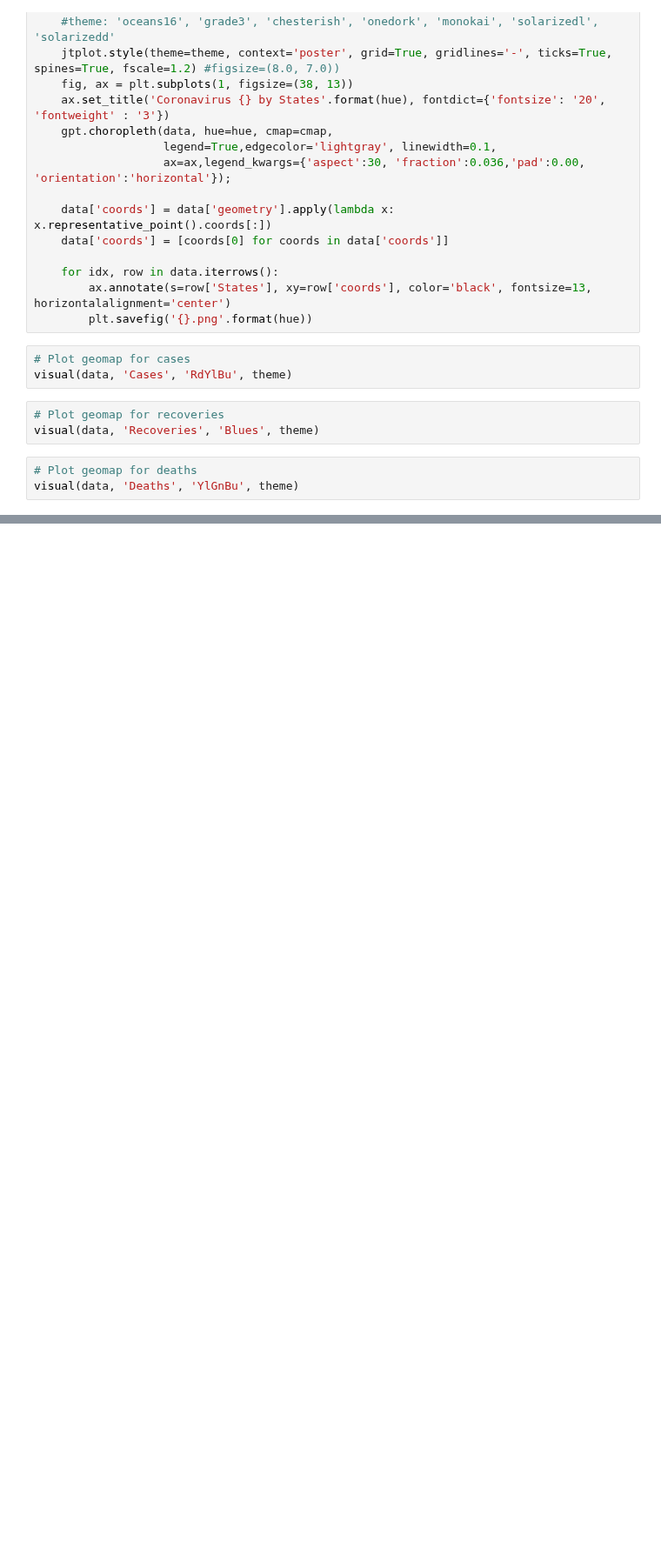
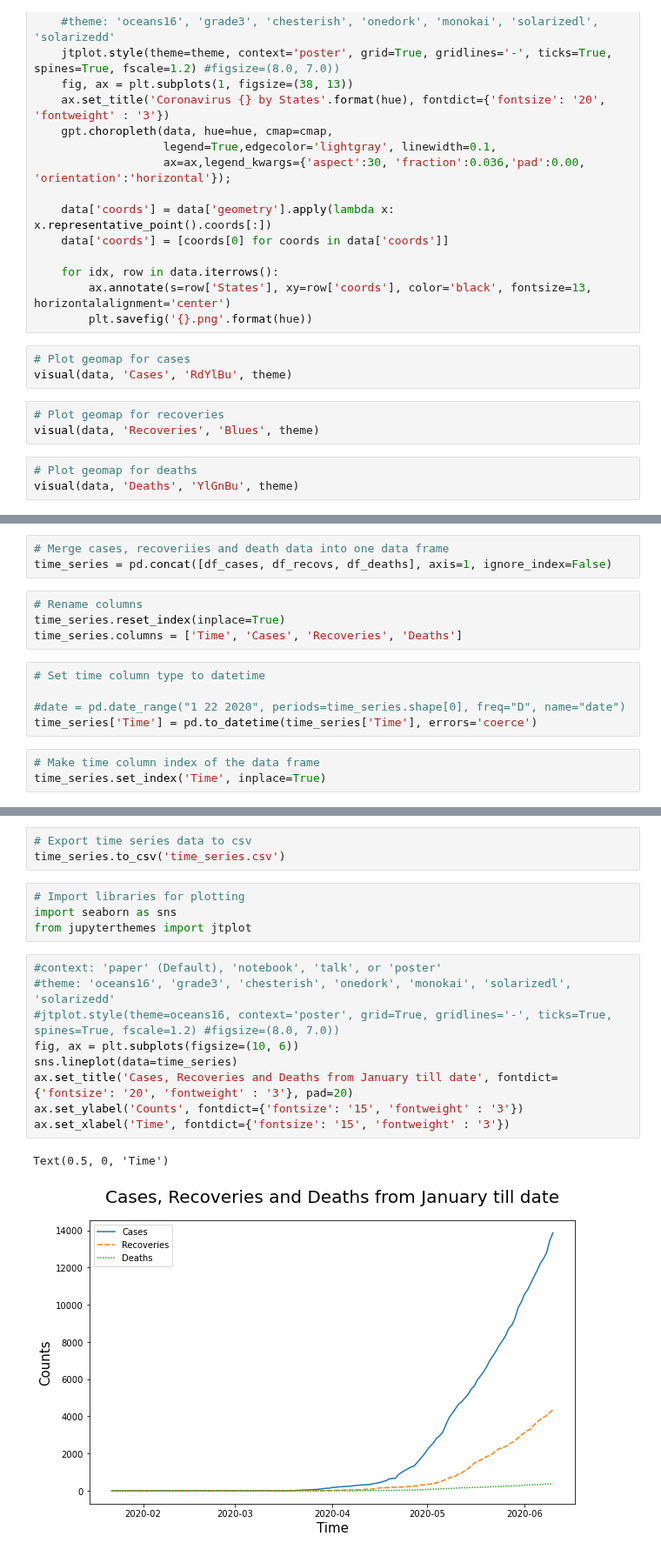
Before and after one commit to omotayo-alade/covid-19-nigeria, a Jupyter notebook: explore.ipynb, the cells around one changed output, grey strips where cells are left out. Shown at 87% size. Saved outputs shown, nothing was run; the diff lists cells and outputs as text; blank space fills up the shorter version.

Commit message:
add time series data and plot

```diff
--- a/explore.ipynb
+++ b/explore.ipynb
@@ -126,0 +282,15 @@ visual(data, 'Deaths', 'YlGnBu', theme)
+# %%
+# Merge cases, recoveriies and death data into one data frame
+time_series = pd.concat([df_cases, df_recovs, df_deaths], axis=1, ignore_index=False)
+# %%
+# Rename columns
+time_series.reset_index(inplace=True)
+time_series.columns = ['Time', 'Cases', 'Recoveries', 'Deaths']
+# %%
+# Set time column type to datetime
+
+#date = pd.date_range("1 22 2020", periods=time_series.shape[0], freq="D", name="date")
+time_series['Time'] = pd.to_datetime(time_series['Time'], errors='coerce')
+# %%
+# Make time column index of the data frame
+time_series.set_index('Time', inplace=True)
@@ -126,0 +307,19 @@ visual(data, 'Deaths', 'YlGnBu', theme)
+# %%
+# Export time series data to csv
+time_series.to_csv('time_series.csv')
+# %%
+# Import libraries for plotting
+import seaborn as sns
+from jupyterthemes import jtplot
+# %%
+#context: 'paper' (Default), 'notebook', 'talk', or 'poster'
+#theme: 'oceans16', 'grade3', 'chesterish', 'onedork', 'monokai', 'solarizedl', 'solarizedd'
+#jtplot.style(theme=oceans16, context='poster', grid=True, gridlines='-', ticks=True, spines=True, fscale=1.2) #figsize=(8.0, 7.0))
+fig, ax = plt.subplots(figsize=(10, 6))
+sns.lineplot(data=time_series)
+ax.set_title('Cases, Recoveries and Deaths from January till date', fontdict={'fontsize': '20', 'fontweight' : '3'}, pad=20)
+ax.set_ylabel('Counts', fontdict={'fontsize': '15', 'fontweight' : '3'})
+ax.set_xlabel('Time', fontdict={'fontsize': '15', 'fontweight' : '3'})
+# %% [output]
+Text(0.5, 0, 'Time')
+[figure, added]
```
Also changed, not shown: parts of 26 cells of this notebook.
